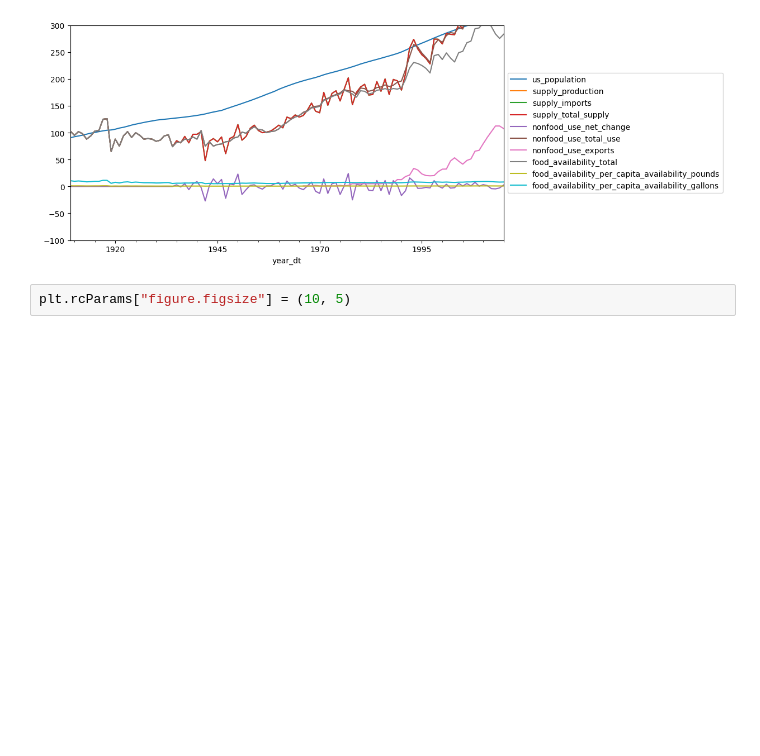
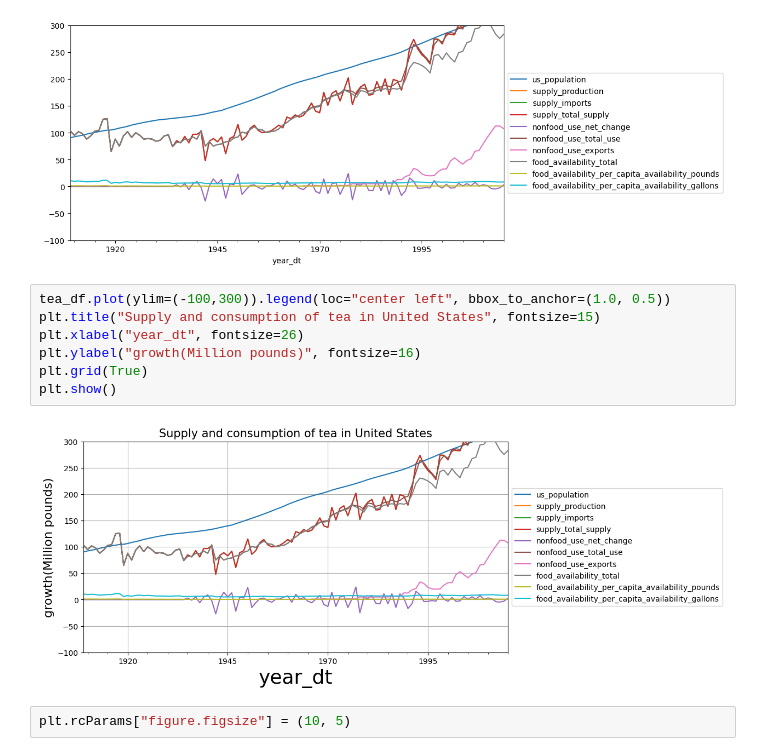
Before and after one commit to shinsooha/DATAproject, a Jupyter notebook: coffee.ipynb, the cells around one changed output. Saved outputs shown, nothing was run; the diff lists cells and outputs as text; blank space fills up the shorter version.

```diff
--- a/coffee.ipynb
+++ b/coffee.ipynb
@@ -274,6 +283,15 @@ tea_df.plot(ylim=(-100,300)).legend(loc="center left", bbox_to_anchor=(1.0, 0.5)
 # %% [output]
 <matplotlib.legend.Legend at 0x...>
 [figure]
+# %%
+tea_df.plot(ylim=(-100,300)).legend(loc="center left", bbox_to_anchor=(1.0, 0.5))
+plt.title("Supply and consumption of tea in United States", fontsize=15)
+plt.xlabel("year_dt", fontsize=26)
+plt.ylabel("growth(Million pounds)", fontsize=16)
+plt.grid(True)
+plt.show()
+# %% [output]
+[figure, added]
 # %%
 plt.rcParams["figure.figsize"] = (10, 5)
 # %%
```
Also changed, not shown: parts of 3 cells of this notebook.
